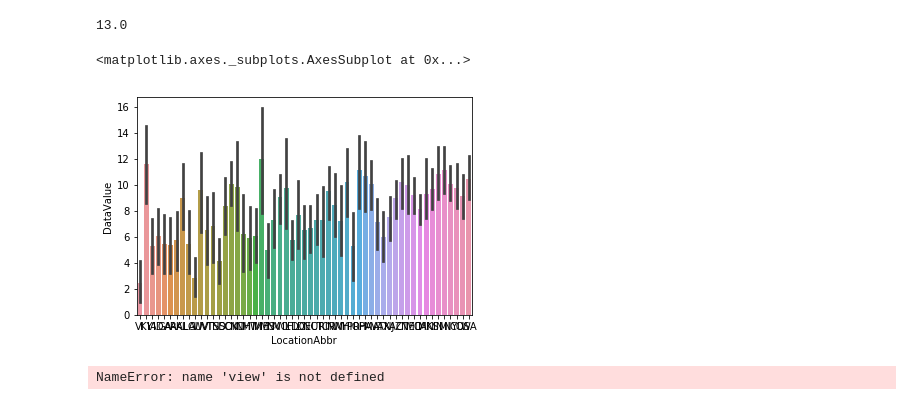
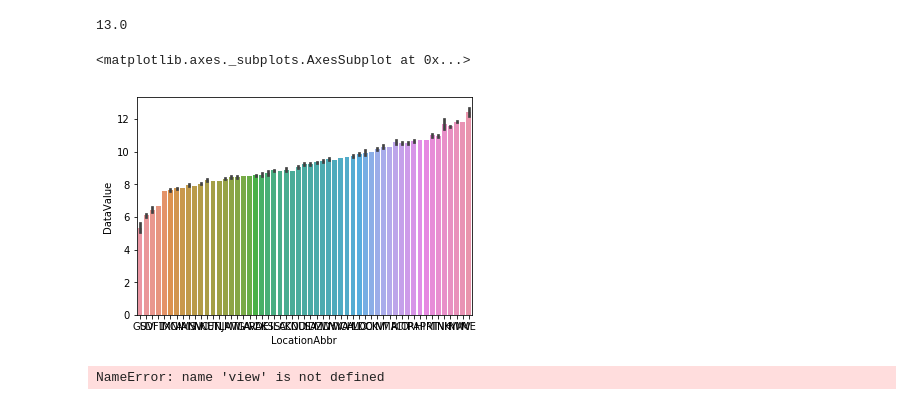
Before and after one commit to max-miller/dsc-exploring-and-transforming-json-schemas-lab-nyc-ds-career-042219, a Jupyter notebook: index.ipynb, the cells around one changed output. Saved outputs shown, nothing was run; the diff lists cells and outputs as text; code cells hidden in the pictures.

```diff
--- a/index.ipynb
+++ b/index.ipynb
@@ -124,16 +124,15 @@ df['DataValue'][1]
 # %%
 import matplotlib.pyplot as plt
 import seaborn as sns
 %matplotlib inline
 
 sns.barplot(x="LocationAbbr", y="DataValue",
             data=df[(df['Topic']=='Asthma')&
                     (df['Question']=='Current asthma prevalence among adults aged >= 18 years')
-                   &(df['StratificationCategoryID1']=='OVERALL')][[
-                'Question','LocationAbbr','DataValue']].sort_values(by = ['DataValue']))
+                   &(df['StratificationCategoryID1']=='OVERALL')].sort_values(by = ['DataValue']))
 # %% [output]
 <matplotlib.axes._subplots.AxesSubplot at 0x...>
-[figure, old version]
+[figure, new version]
 # %%
 view.DataValue = view.DataValue.astype(float)
 view = view.sort_values(by='DataValue')
```
